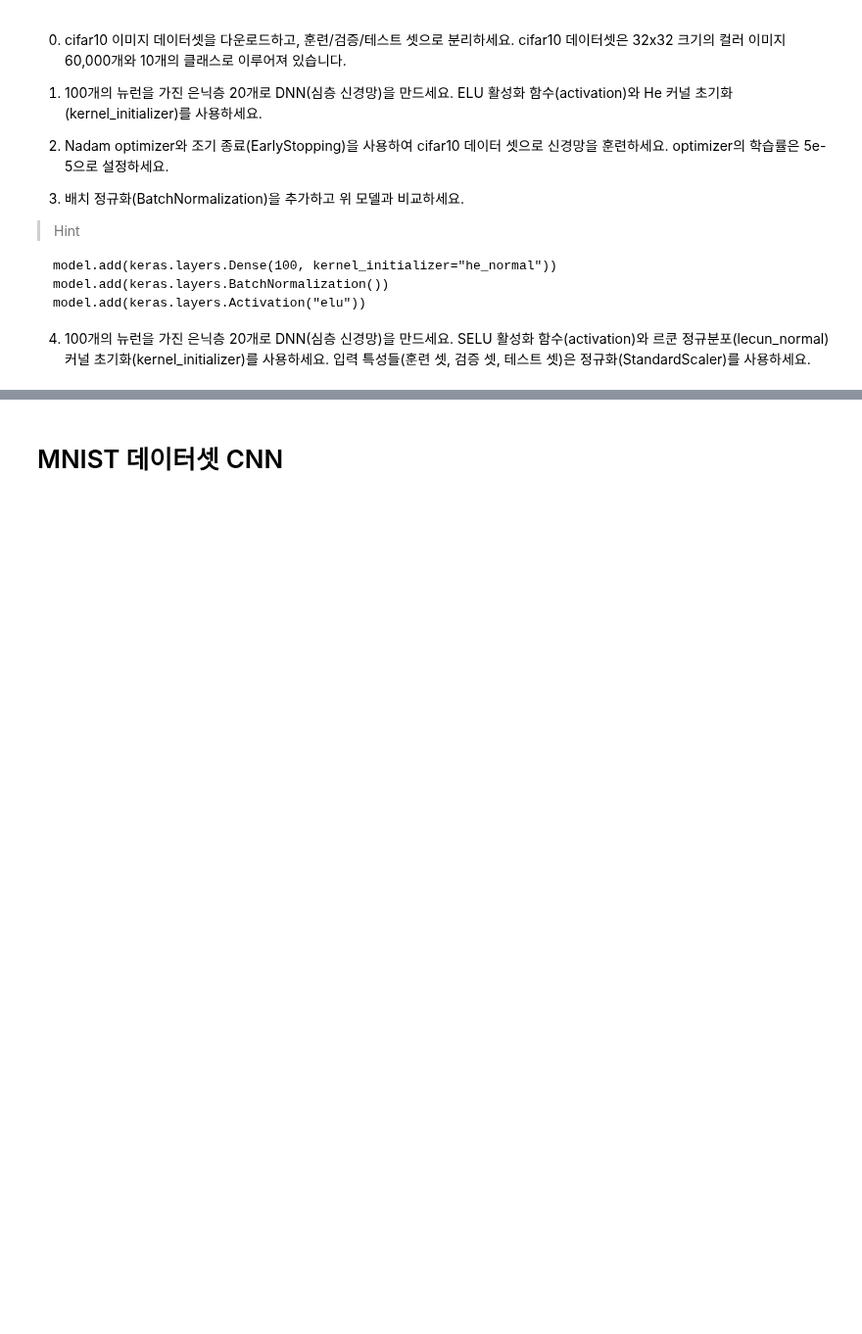
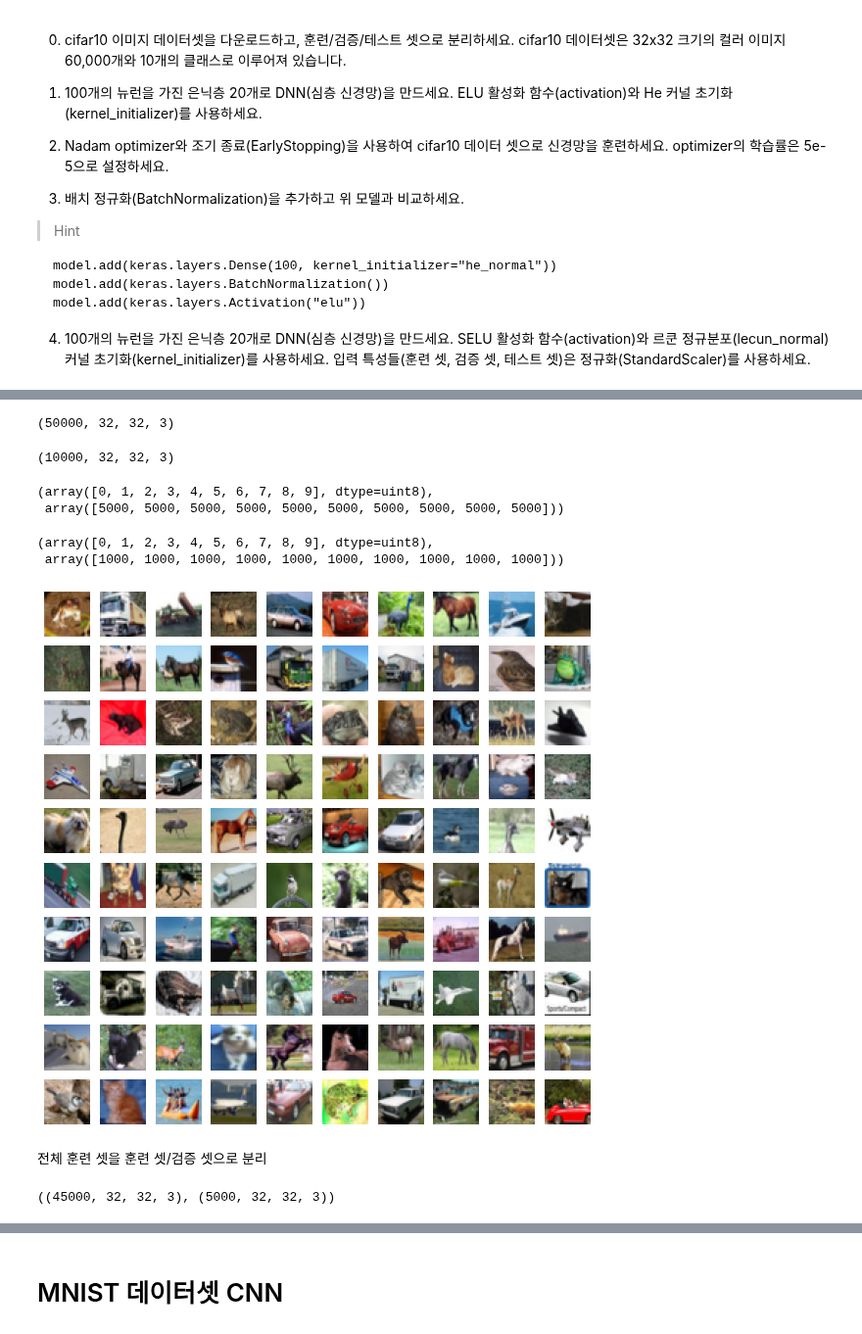
Before and after one commit to JakeOh/202011_itw_bd21, a Jupyter notebook: lab_ml/ml19_dnn_cnn_ex.ipynb, the cells around one changed output, grey strips where cells are left out. Shown at 98% size. Cells and saved outputs as stored; diff of their text form; code cells hidden in the pictures; blank space fills up the shorter version.

```diff
--- a/lab_ml/ml19_dnn_cnn_ex.ipynb
+++ b/lab_ml/ml19_dnn_cnn_ex.ipynb
@@ -25,0 +37,2 @@ model.add(keras.layers.Activation("elu"))
+# %%
+(x_train_full, y_train_full), (x_test, y_test) = keras.datasets.cifar10.load_data()
@@ -25,0 +42,32 @@ model.add(keras.layers.Activation("elu"))
+# %%
+x_train_full.shape  #> (n_samples, height, width, depth)
+# %% [output]
+(50000, 32, 32, 3)
+# %%
+x_test.shape
+# %% [output]
+(10000, 32, 32, 3)
+# %%
+np.unique(y_train_full, return_counts=True)
+# %% [output]
+(array([0, 1, 2, 3, 4, 5, 6, 7, 8, 9], dtype=uint8),
+ array([5000, 5000, 5000, 5000, 5000, 5000, 5000, 5000, 5000, 5000]))
+# %%
+np.unique(y_test, return_counts=True)
+# %% [output]
+(array([0, 1, 2, 3, 4, 5, 6, 7, 8, 9], dtype=uint8),
+ array([1000, 1000, 1000, 1000, 1000, 1000, 1000, 1000, 1000, 1000]))
+# %%
+fig, ax = plt.subplots(nrows=10, ncols=10, figsize=(10, 10))
+
+for i in range(10):
+    for j in range(10):
+        idx = i * 10 + j
+        img = x_train_full[idx]  # (h, w, d) 3차원 배열
+        ax[i, j].imshow(img)
+        ax[i, j].axis('off')
+plt.show()
+# %% [output]
+[figure, added]
+# %% [markdown]
+전체 훈련 셋을 훈련 셋/검증 셋으로 분리
@@ -25,0 +79,4 @@ model.add(keras.layers.Activation("elu"))
+# %%
+x_train.shape, x_val.shape
+# %% [output]
+((45000, 32, 32, 3), (5000, 32, 32, 3))
```
Also changed, not shown: parts of 34 cells of this notebook.
